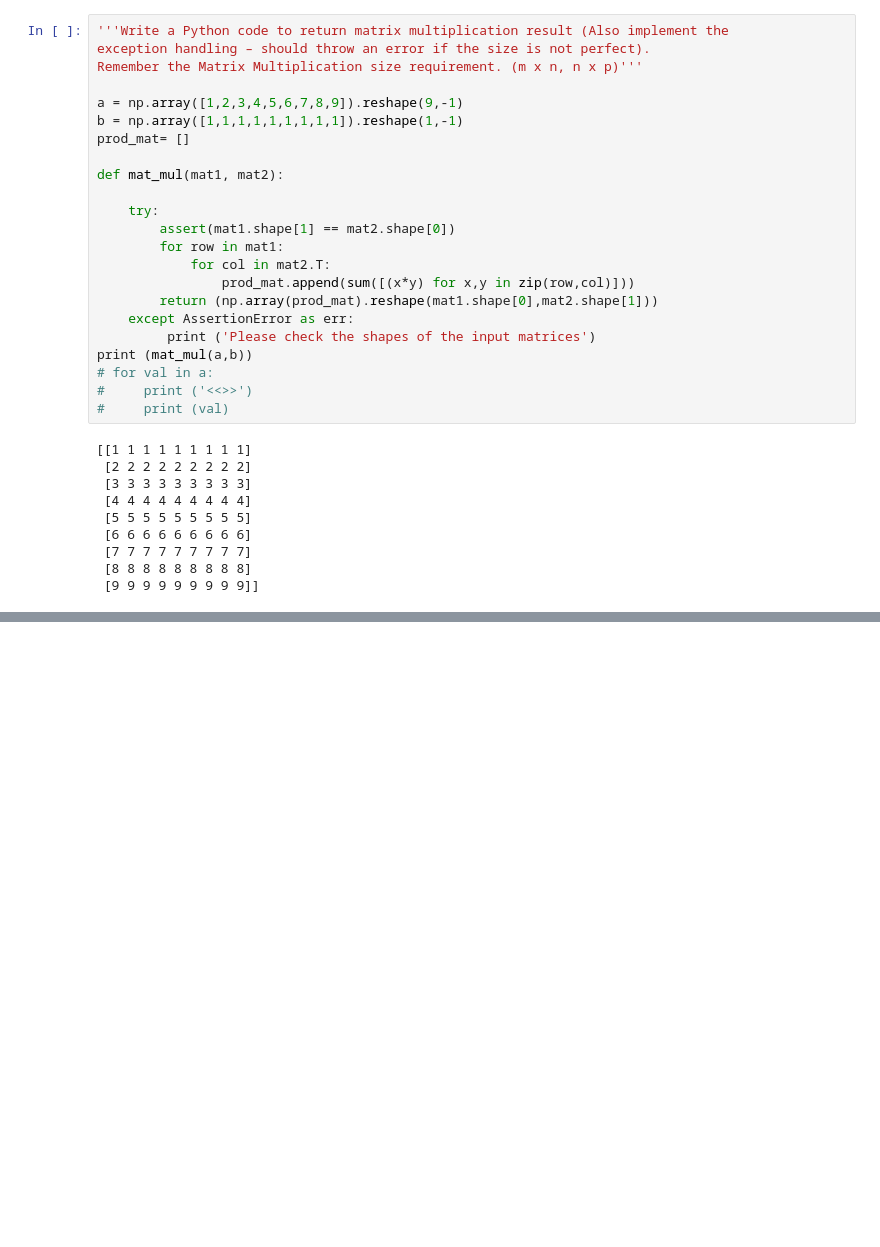
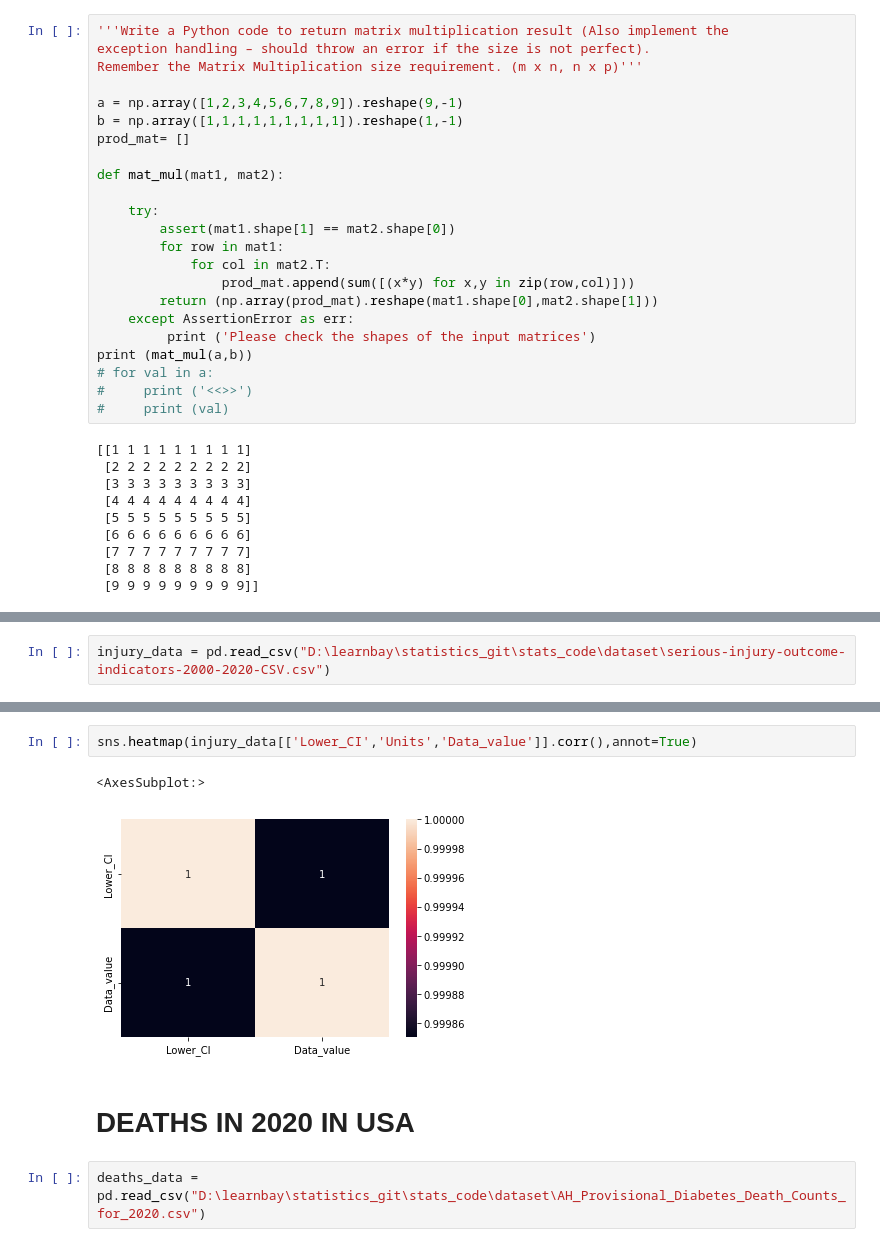
Before and after one commit to rahul86rc/stats_code, a Jupyter notebook: Stats_DescriptiveStats.ipynb, the cells around one changed output, grey strips where cells are left out. Cells and saved outputs as stored; diff of their text form; blank space fills up the shorter version.

```diff
--- a/Stats_DescriptiveStats.ipynb
+++ b/Stats_DescriptiveStats.ipynb
@@ -473,0 +506,2 @@ print (mat_mul(a,b))
+# %%
+injury_data = pd.read_csv("D:\learnbay\statistics_git\stats_code\dataset\serious-injury-outcome-indicators-2000-2020-CSV.csv")
@@ -473,0 +552,9 @@ print (mat_mul(a,b))
+# %%
+sns.heatmap(injury_data[['Lower_CI','Units','Data_value']].corr(),annot=True)
+# %% [output]
+<AxesSubplot:>
+[figure, added]
+# %% [markdown]
+# DEATHS IN 2020 IN USA
+# %%
+deaths_data = pd.read_csv("D:\learnbay\statistics_git\stats_code\dataset\AH_Provisional_Diabetes_Death_Counts_for_2020.csv")
```
Also changed, not shown: parts of 12 cells of this notebook, 7 other files.
